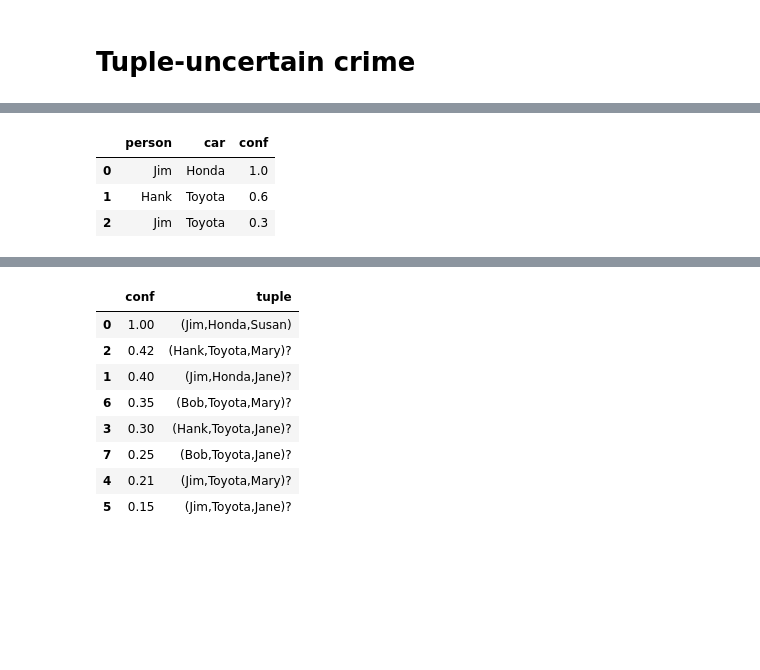
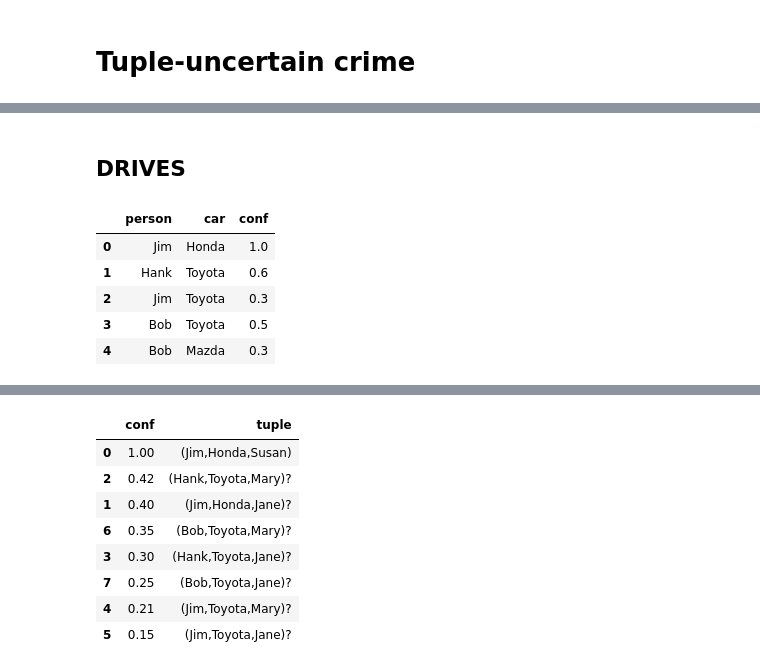
Before and after one commit to alexmemory/PrDBSens, a Jupyter notebook: notes/20150409_ACM_trio.ipynb, the cells around one changed output, grey strips where cells are left out. Saved outputs shown, nothing was run; the diff lists cells and outputs as text; code cells hidden in the pictures; blank space fills up the shorter version.

```diff
--- a/notes/20150409_ACM_trio.ipynb
+++ b/notes/20150409_ACM_trio.ipynb
@@ -425,0 +448,2 @@ insert into SAWCAR values [('Jane', 'Honda'):0.4];
+# %% [markdown]
+## DRIVES
@@ -426,11 +452,15 @@ insert into SAWCAR values [('Jane', 'Honda'):0.4];
 # %%
 drives = pd.DataFrame([['Jim','Honda',1.0],
                        ['Hank','Toyota',.6],
-                       ['Jim','Toyota',.3]],columns=['person','car','conf'])
+                       ['Jim','Toyota',.3],
+                       ['Bob','Toyota',0.5],
+                       ['Bob','Mazda',0.3]
+                      ],columns=['person','car','conf'])
+drives
+# %% [output]
+|  | person | car | conf |
+| 0 | Jim | Honda | 1.0 |
+| 1 | Hank | Toyota | 0.6 |
+| 2 | Jim | Toyota | 0.3 |
+| 3 | Bob | Toyota | 0.5 |
+| 4 | Bob | Mazda | 0.3 |
-# %%
-drives
-# %% [output]
-|  | person | car | conf |
-| 0 | Jim | Honda | 1.0 |
-| 1 | Hank | Toyota | 0.6 |
-| 2 | Jim | Toyota | 0.3 |
```
Also changed, not shown: parts of 16 cells of this notebook.
